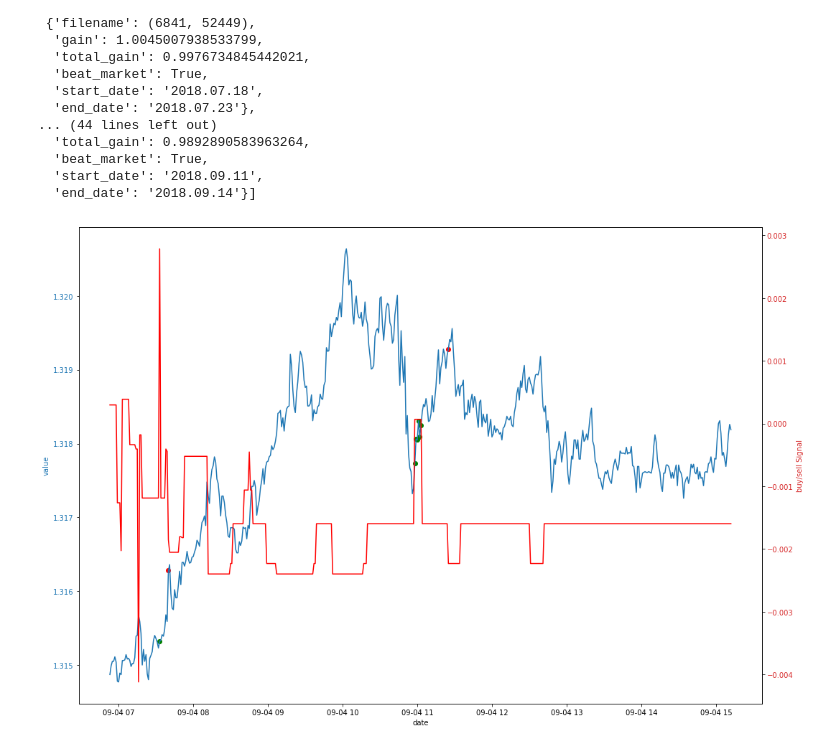
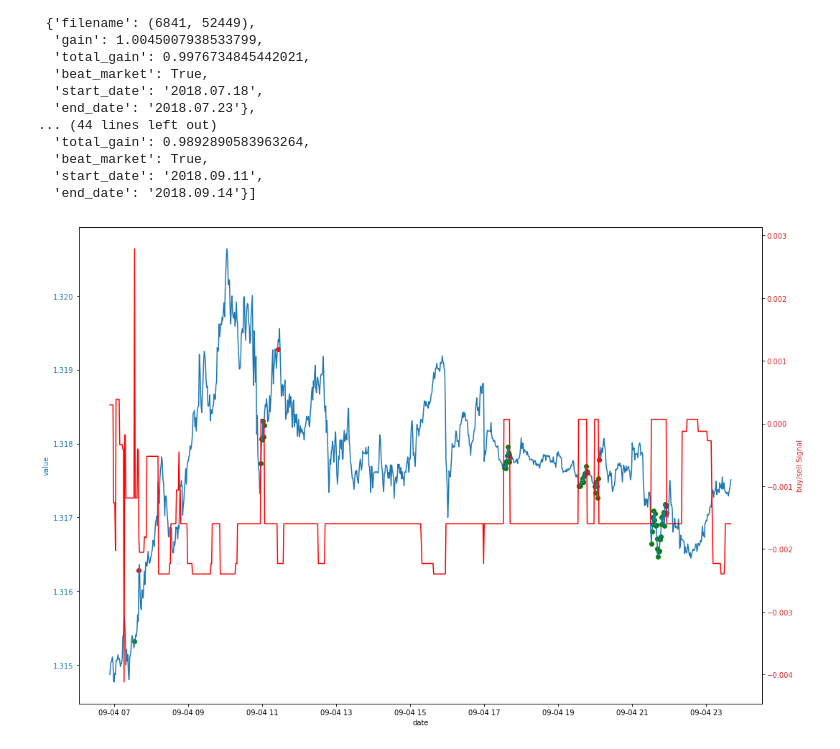
Before and after one commit to Angus-McLean/fxboys, a Jupyter notebook: WalkForward Testing.ipynb, the cells around one changed output. Cells and saved outputs as stored; diff of their text form; code cells hidden in the pictures.

```diff
--- a/WalkForward Testing.ipynb
+++ b/WalkForward Testing.ipynb
@@ -261,6 +241,6 @@ Executing :  (61569, 107177)
   'start_date': '2018.09.11',
   'end_date': '2018.09.14'}]
 # %%
-utils.plotResult(results[-2], 0, 500)
+utils.plotResult(results[-2], 0, 1000)
 # %% [output]
-[figure, old version]
+[figure, new version]
```
Also changed, not shown: parts of 1 cell of this notebook, 3 other files.
